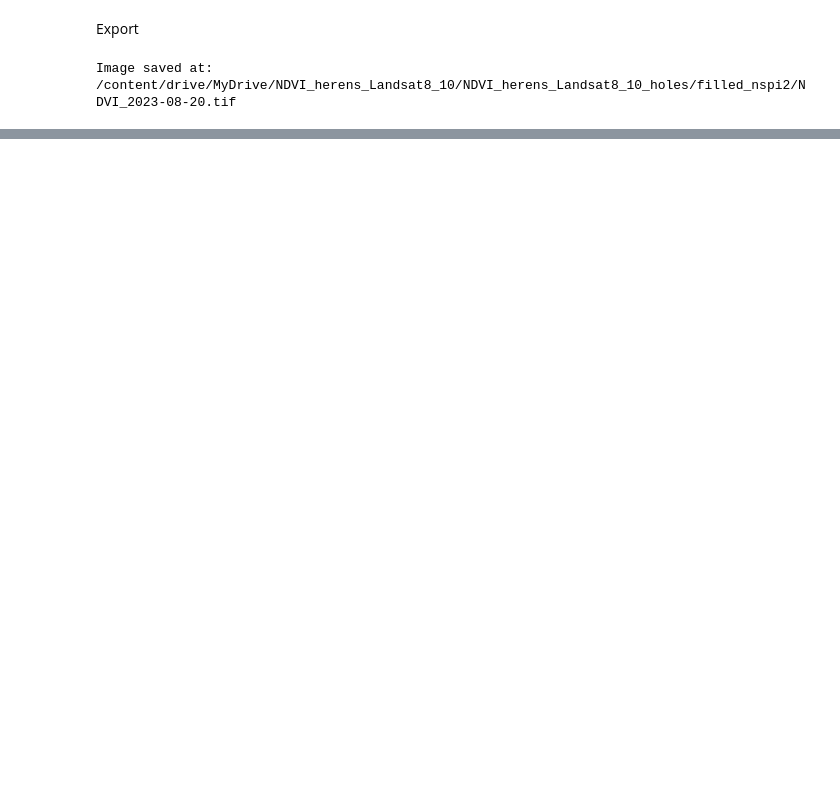
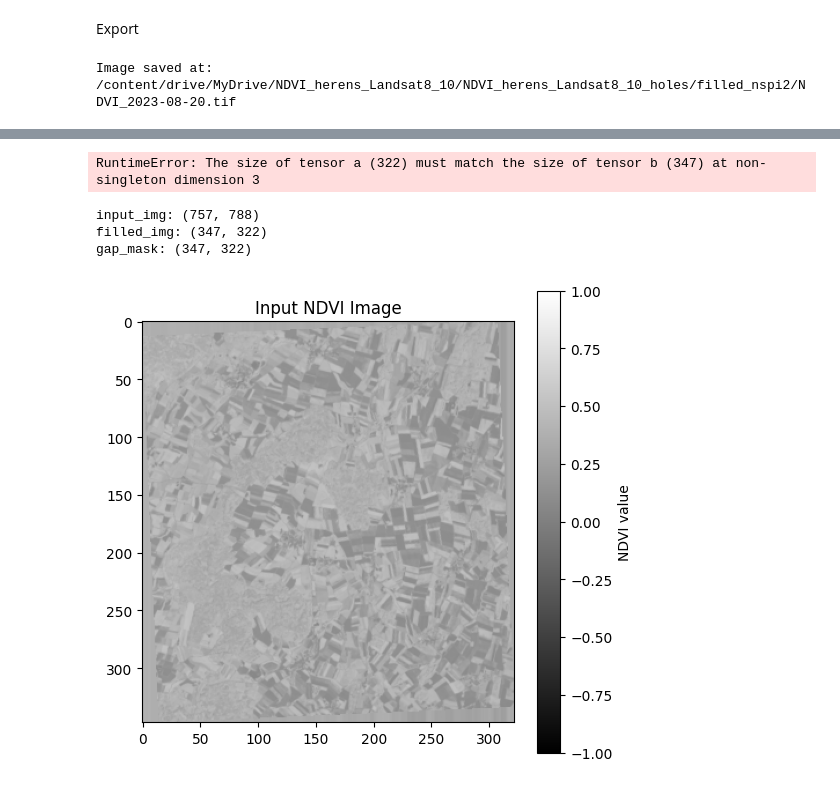
Before and after one commit to larasauser/master, a Jupyter notebook: nspi_2.ipynb, the cells around one changed output, grey strips where cells are left out. Saved outputs shown, nothing was run; the diff lists cells and outputs as text; code cells hidden in the pictures; blank space fills up the shorter version.

```diff
--- a/nspi_2.ipynb
+++ b/nspi_2.ipynb
@@ -278,0 +304,3 @@ Image saved at: /content/drive/MyDrive/NDVI_herens_Landsat8_10/NDVI_herens_Lands
+# %%
+filled_img = np.squeeze(filled_img)
+input_img = np.squeeze(input_img)
@@ -278,0 +389,35 @@ Image saved at: /content/drive/MyDrive/NDVI_herens_Landsat8_10/NDVI_herens_Lands
+# %%
+df = evaluate_nspi_metrics(input_image, filled_img, gap_mask, "NDVI_2017-08-26")
+df
+# Pour ajouter à un tableau global :
+# df_all = pd.concat([df_all, df], ignore_index=True)
+
+# Pour sauvegarder :
+#df.to_csv("nspi_metrics_NDVI_2023-08-20.csv", index=False)
+# %% [output]
+RuntimeError: The size of tensor a (322) must match the size of tensor b (347) at non-singleton dimension 3
+# %%
+print("input_img:", input_img.shape)
+print("filled_img:", filled_img.shape)
+print("gap_mask:", gap_mask.shape)
+# %% [output]
+input_img: (757, 788)
+filled_img: (347, 322)
+gap_mask: (347, 322)
+# %%
+import matplotlib.pyplot as plt
+import numpy as np
+
+# Si l'image a une 3ᵉ dimension inutile (par ex. (H, W, 1)), on la "squeeze"
+if input_img.ndim == 3 and input_img.shape[-1] == 1:
+    input_img = np.squeeze(input_img)
+
+# Affichage
+plt.figure(figsize=(6, 6))
+plt.imshow(input_image, cmap='gray', vmin=-1, vmax=1)
+plt.title("Input NDVI Image")
+plt.colorbar(label='NDVI value')
+plt.axis('on')  # ou 'off' si tu veux retirer les axes
+plt.show()
+# %% [output]
+[figure, added]
```
Also changed, not shown: parts of 13 cells of this notebook.
